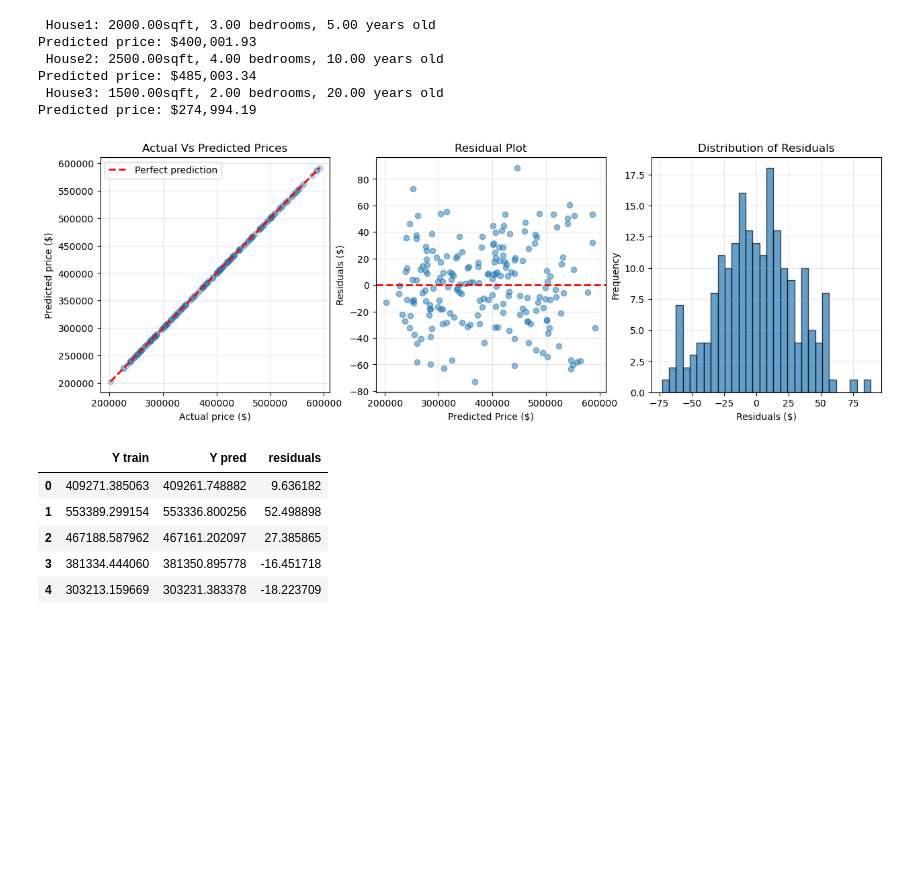
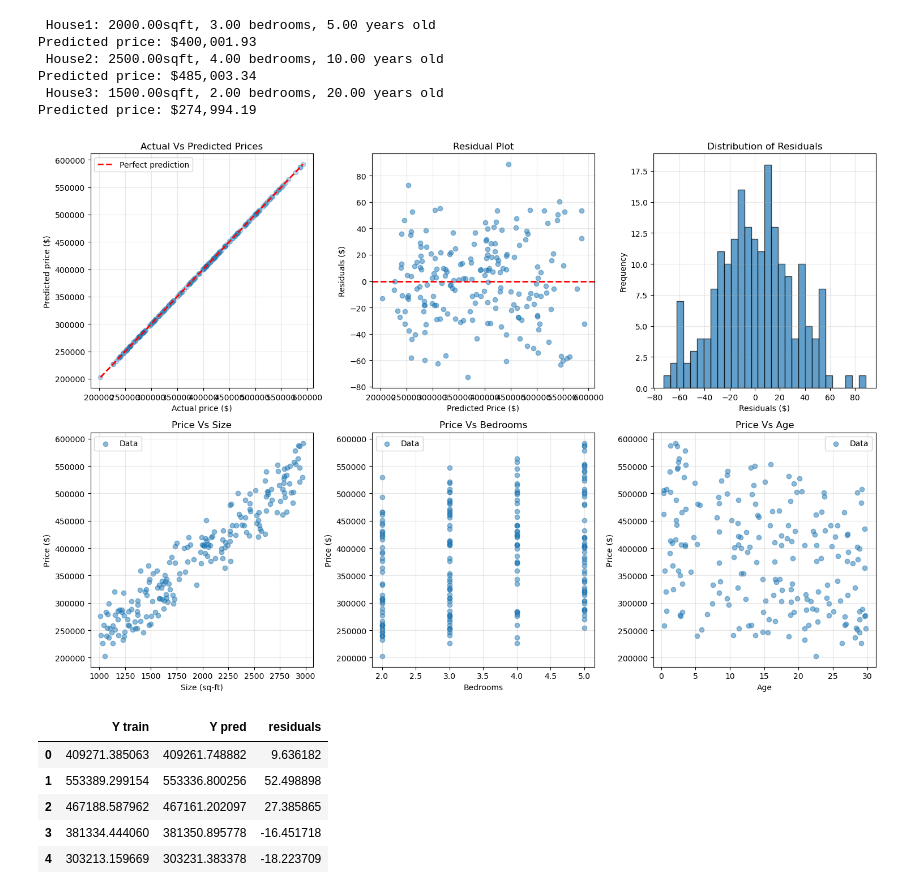
Before and after one commit to the-liyanage/from-scratch, a Jupyter notebook: regression/basic-linear-regression/multiple-regression-scratch(normal-eq).ipynb, the cells around one changed output. Drawn from its saved outputs; the diff is of its cells as text; code cells hidden in the pictures; blank space fills up the shorter version.

```diff
--- a/regression/basic-linear-regression/multiple-regression-scratch(normal-eq).ipynb
+++ b/regression/basic-linear-regression/multiple-regression-scratch(normal-eq).ipynb
@@ -383,34 +383,64 @@ ax1 = fig.add_subplot(2, 3, 1)
 y_pred  = model_scratch.predict(X_train)
 ax1.scatter(y_train, y_pred, alpha = 0.3)
 ax1.plot([y_train.min(), y_train.max()], [y_train.min(), y_train.max()], "r--", lw = 2,
          label = "Perfect prediction")
 ax1.set_xlabel("Actual price ($)")
 ax1.set_ylabel("Predicted price ($)")
 ax1.set_title("Actual Vs Predicted Prices")
 ax1.legend()
 ax1.grid(True, alpha = 0.3)
 
 
 # Plot 2. Residuals
 ax2 = fig.add_subplot(2,3,2)
 residuals = y_train - y_pred
 ax2.scatter(y_pred, residuals, alpha = 0.5)
 ax2.axhline(y = 0, color = "r", linestyle = "--", lw = 2)
 ax2.set_xlabel("Predicted Price ($)")
 ax2.set_ylabel("Residuals ($)")
 ax2.set_title("Residual Plot")
 ax2.grid(True, alpha = 0.3)
 
 
 # Plot 3. Residual Distribution
 ax3 = fig.add_subplot(2, 3, 3)
 ax3.hist(residuals, bins = 30, edgecolor = "black", alpha = 0.7)
 ax3.set_xlabel("Residuals ($)")
 ax3.set_ylabel("Frequency")
 ax3.set_title("Distribution of Residuals")
 ax3.grid(True, alpha = 0.3)
+
+
+# Plot 4. Price Vs Size
+ax4 = fig.add_subplot(2, 3, 4)
+ax4.scatter(size, price, alpha = 0.5, label = "Data")
+ax4.set_xlabel("Size (sq-ft)")
+ax4.set_ylabel("Price ($)")
+ax4.set_title("Price Vs Size")
+ax4.legend()
+ax4.grid(True, alpha = 0.3)
+
+# Plot 5. Price Vs Bedrooms
+ax5 = fig.add_subplot(2, 3, 5)
+ax5.scatter(bedrooms, price, alpha = 0.5, label = "Data")
+ax5.set_xlabel("Bedrooms")
+ax5.set_ylabel("Price ($)")
+ax5.set_title("Price Vs Bedrooms")
+ax5.legend()
+ax5.grid(True, alpha = 0.3)
+
+# Plot 6. Price Vs Age
+ax6 = fig.add_subplot(2, 3, 6)
+ax6.scatter(age, price, alpha = 0.5, label = "Data")
+ax6.set_xlabel("Age")
+ax6.set_ylabel("Price ($)")
+ax6.set_title("Price Vs Age")
+ax6.legend()
+ax6.grid(True, alpha = 0.3)
+
+plt.tight_layout()
 # %% [output]
-[figure, old version]
+[figure, new version]
 # %%
 df = pd.DataFrame(
     { "Y train": y_train,
```
